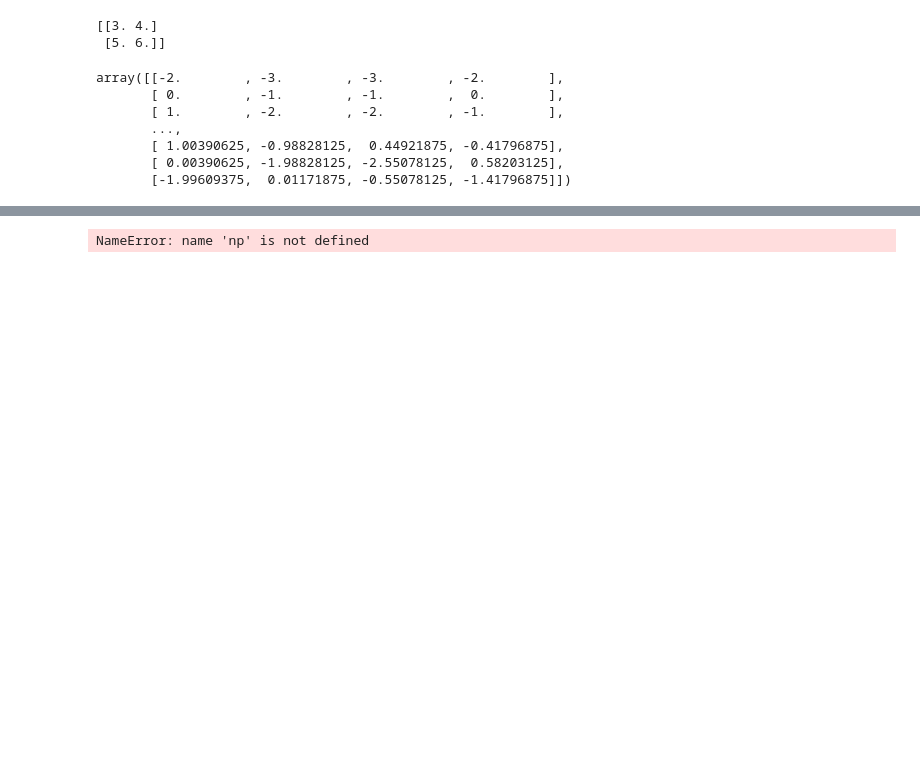
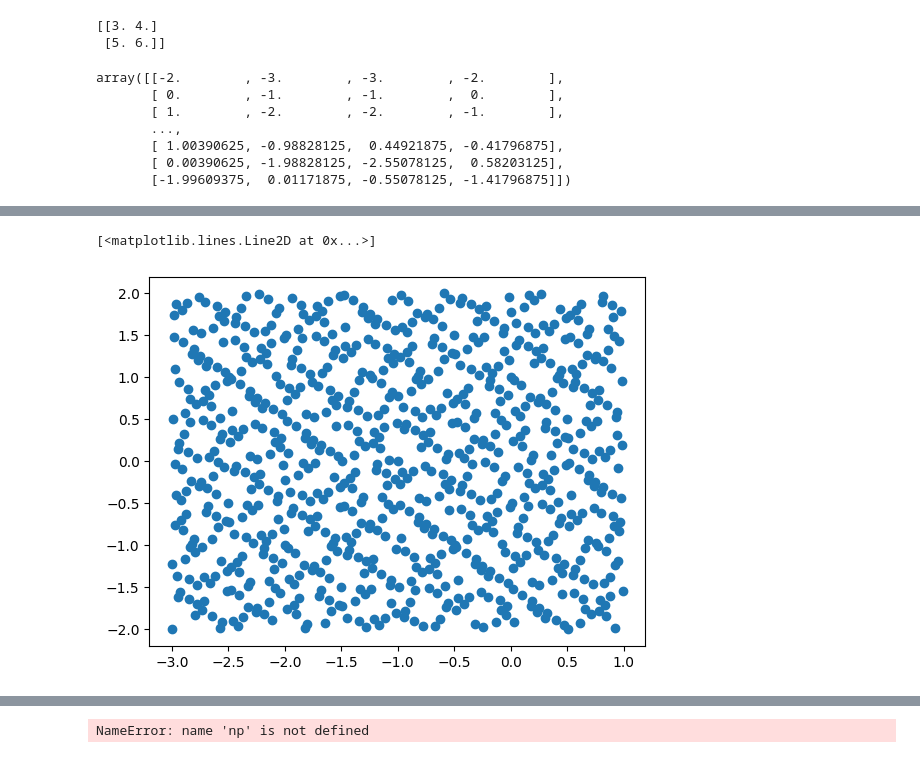
Before and after one commit to jojoroy/MScDis, a Jupyter notebook: GPMH_penalty.ipynb, the cells around one changed output, grey strips where cells are left out. Drawn from its saved outputs; the diff is of its cells as text; code cells hidden in the pictures; blank space fills up the shorter version.

```diff
--- a/GPMH_penalty.ipynb
+++ b/GPMH_penalty.ipynb
@@ -1477,3 +1640,8 @@ np.shape(params_current)
+# %%
+plt.plot(test_points[:,2],test_points[:,3],'o')
+# %% [output]
+[<matplotlib.lines.Line2D at 0x...>]
+[figure, added]
 # %%
 sampler = qmc.Sobol(d=4, scramble=False,seed=10)
 test_pts = sampler.random_base2(m=10)
```
Also changed, not shown: parts of 8 cells of this notebook.
